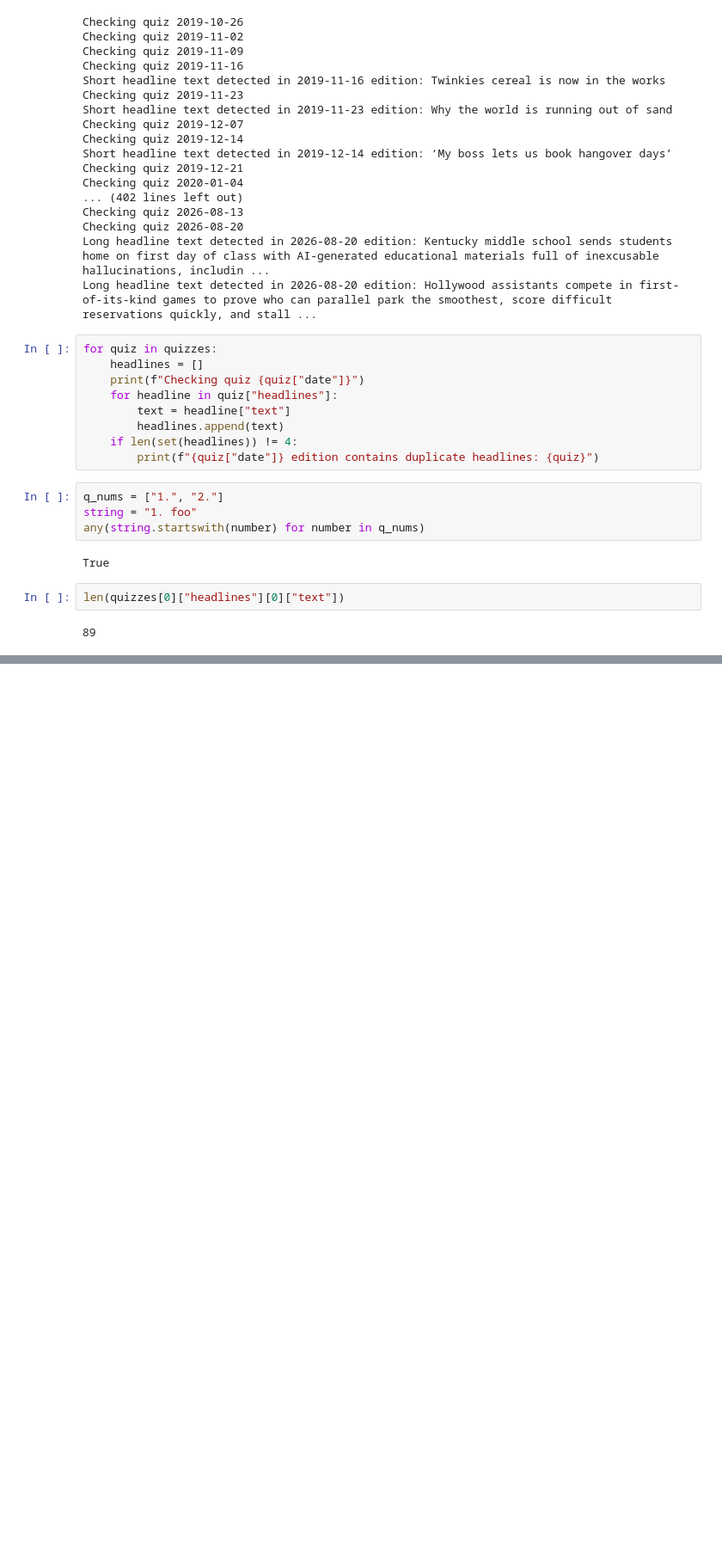
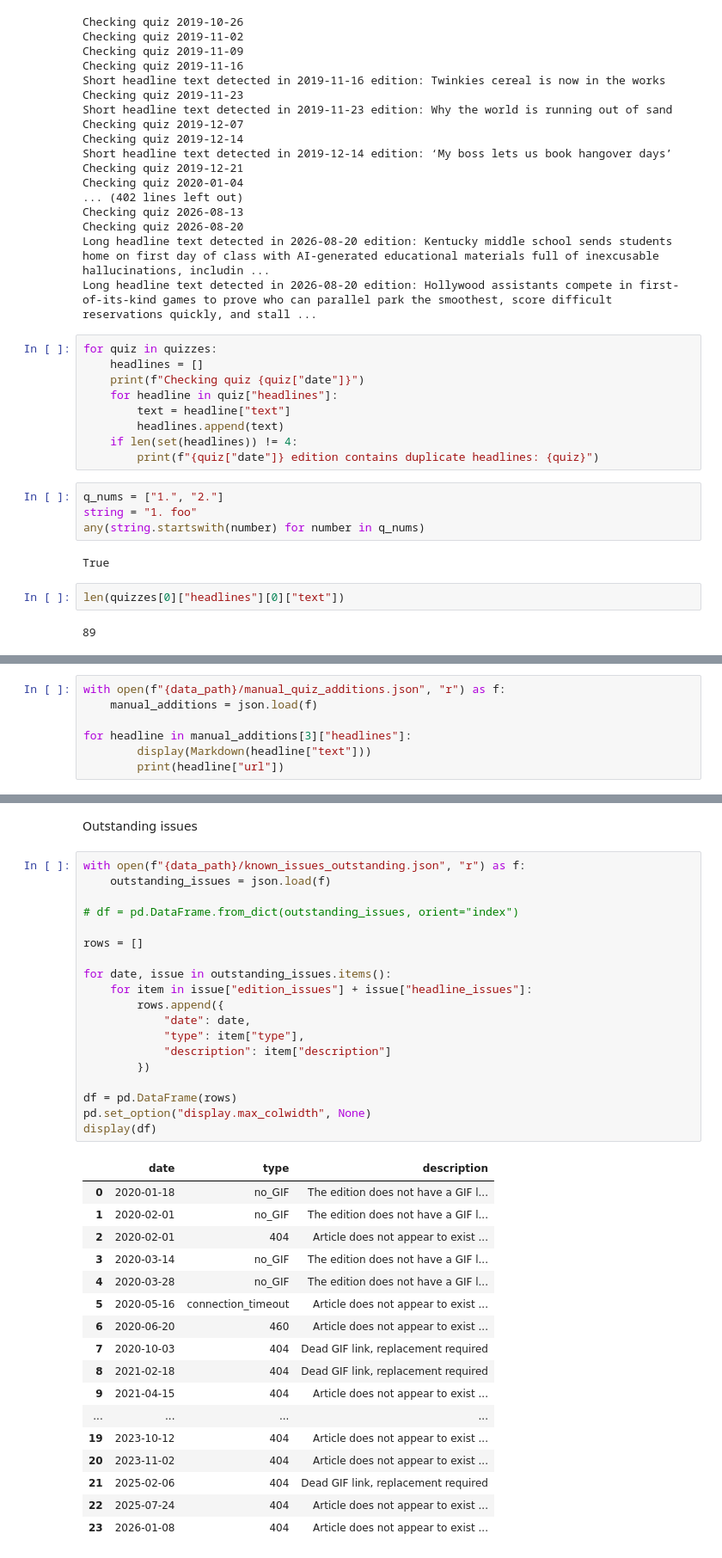
Before and after one commit to michael-jones34/three-headlines-and-a-lie, a Jupyter notebook: notebooks/validate_dataset.ipynb, the cells around one changed output, grey strips where cells are left out. Shown at 86% size. Saved outputs shown, nothing was run; the diff lists cells and outputs as text; blank space fills up the shorter version.

Commit message:
Manual sampling and validation added, selection of further exceptions and manual additions handled, started work on LLM enabled GIF searches

```diff
--- a/notebooks/validate_dataset.ipynb
+++ b/notebooks/validate_dataset.ipynb
@@ -234,0 +254,7 @@ foo_set
+# %%
+with open(f"{data_path}/manual_quiz_additions.json", "r") as f:
+    manual_additions = json.load(f)
+
+for headline in manual_additions[3]["headlines"]:
+        display(Markdown(headline["text"]))
+        print(headline["url"])
@@ -234,0 +270,39 @@ foo_set
+# %% [markdown]
+Outstanding issues
+# %%
+with open(f"{data_path}/known_issues_outstanding.json", "r") as f:
+    outstanding_issues = json.load(f)
+
+# df = pd.DataFrame.from_dict(outstanding_issues, orient="index")
+
+rows = []
+
+for date, issue in outstanding_issues.items():
+    for item in issue["edition_issues"] + issue["headline_issues"]:
+        rows.append({
+            "date": date,
+            "type": item["type"],
+            "description": item["description"]
+        })
+
+df = pd.DataFrame(rows)
+pd.set_option("display.max_colwidth", None)
+display(df)
+# %% [output]
+|  | date | type | description |
+| 0 | 2020-01-18 | no_GIF | The edition does not have a GIF l... |
+| 1 | 2020-02-01 | no_GIF | The edition does not have a GIF l... |
+| 2 | 2020-02-01 | 404 | Article does not appear to exist ... |
+| 3 | 2020-03-14 | no_GIF | The edition does not have a GIF l... |
+| 4 | 2020-03-28 | no_GIF | The edition does not have a GIF l... |
+| 5 | 2020-05-16 | connection_timeout | Article does not appear to exist ... |
+| 6 | 2020-06-20 | 460 | Article does not appear to exist ... |
+| 7 | 2020-10-03 | 404 | Dead GIF link, replacement required |
+| 8 | 2021-02-18 | 404 | Dead GIF link, replacement required |
+| 9 | 2021-04-15 | 404 | Article does not appear to exist ... |
+| ... | ... | ... | ... |
+| 19 | 2023-10-12 | 404 | Article does not appear to exist ... |
+| 20 | 2023-11-02 | 404 | Article does not appear to exist ... |
+| 21 | 2025-02-06 | 404 | Dead GIF link, replacement required |
+| 22 | 2025-07-24 | 404 | Article does not appear to exist ... |
+| 23 | 2026-01-08 | 404 | Article does not appear to exist ... |
```
Also changed, not shown: parts of 9 cells of this notebook, 5 other files.
